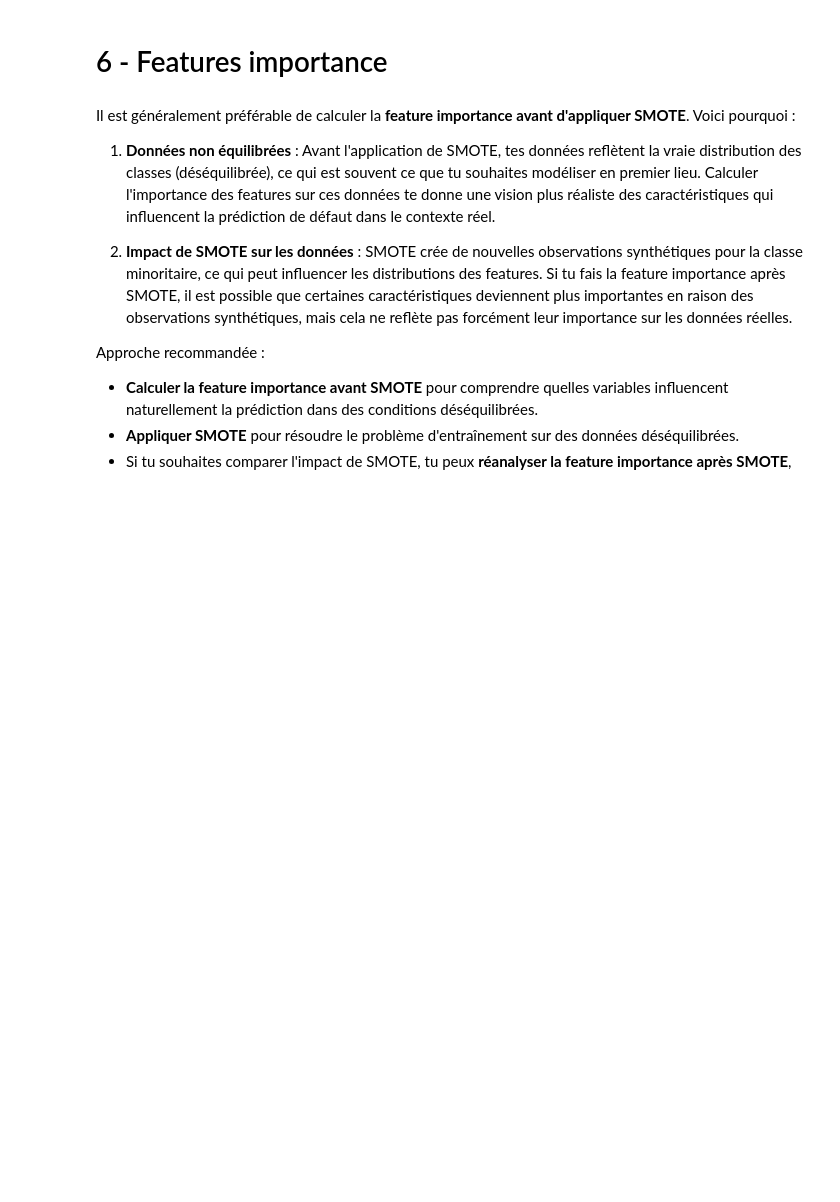
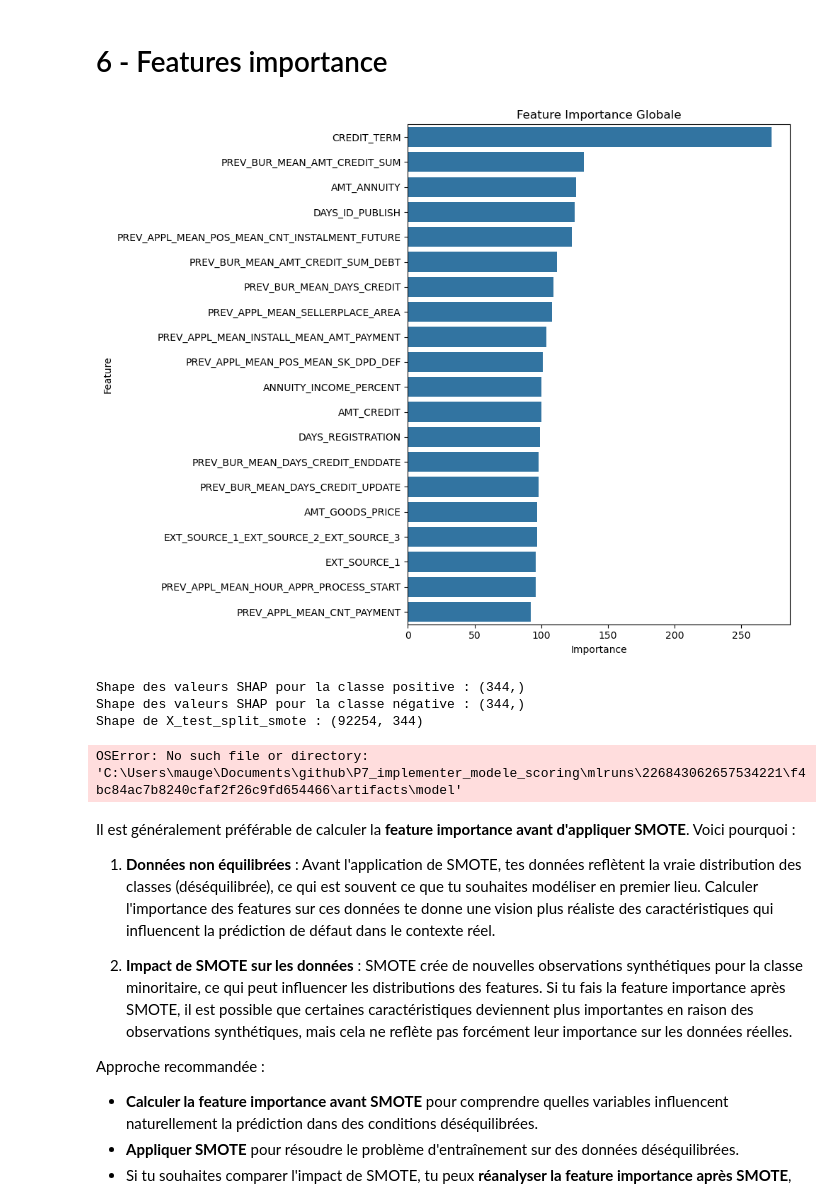
Before and after one commit to GaryMauger/P7_implementer_modele_scoring, a Jupyter notebook: Projet_7_2.ipynb, the cells around one changed output. Drawn from its saved outputs; the diff is of its cells as text; code cells hidden in the pictures; blank space fills up the shorter version.

Commit message:
features importance

```diff
--- a/Projet_7_2.ipynb
+++ b/Projet_7_2.ipynb
@@ -1344,5 +1485,60 @@ Ces résultats vous permettent de sélectionner la configuration la plus adapté
 # %% [markdown]
 # 6 - Features importance
+# %%
+# Récupérer l'importance des features
+feature_importance = best_model.feature_importances_
+feature_names = X_train_split.columns
+
+# Créer un DataFrame pour l'importance des features
+importance_df = pd.DataFrame({
+    'Feature': feature_names,
+    'Importance': feature_importance
+})
+
+# Trier par ordre décroissant
+importance_df = importance_df.sort_values(by='Importance', ascending=False)
+
+# Affichage de l'importance des features
+plt.figure(figsize=(10, 8))
+sns.barplot(x="Importance", y="Feature", data=importance_df.head(20))  # Affiche les 20 plus importantes
+plt.title('Feature Importance Globale')
+plt.tight_layout()
+plt.show()
+# %% [output]
+[figure, added]
+# %%
+# Pour les valeurs SHAP
+print("Shape des valeurs SHAP pour la classe positive :", shap_values[1].shape)
+print("Shape des valeurs SHAP pour la classe négative :", shap_values[0].shape)
+
+# Pour vérifier la taille de X_test_split_smote
+print("Shape de X_test_split_smote :", X_val.shape)
+# %% [output]
+Shape des valeurs SHAP pour la classe positive : (344,)
+Shape des valeurs SHAP pour la classe négative : (344,)
+Shape de X_test_split_smote : (92254, 344)
+# %%
+import mlflow
+import shap
+import matplotlib.pyplot as plt
+
+# Chargement du modèle MLflow
+logged_model = 'runs:/f4bc84ac7b8240cfaf2f26c9fd654466/model'
+loaded_model = mlflow.lightgbm.load_model(logged_model)
+
+# Explainer pour SHAP
+explainer = shap.TreeExplainer(loaded_model)
+
+# Supposons que tu as un DataFrame pour le client à expliquer
+# client_to_explain doit être un DataFrame avec les mêmes caractéristiques que celles utilisées pour l'entraînement
+shap_values = explainer.shap_values(X_val)
+
+# Résumé de l'importance des paramètres
+fig, ax = plt.subplots()
+plt.title("Importance des paramètres dans la décision d'octroi ou de refus")
+shap.summary_plot(shap_values, X_val, plot_type="bar", max_display=feat_number, color_bar=False)
+# %% [output]
+OSError: No such file or directory: 'C:\Users\mauge\Documents\github\P7_implementer_modele_scoring\mlruns\226843062657534221\f4bc84ac7b8240cfaf2f26c9fd654466\artifacts\model'
 # %% [markdown]
 Il est généralement préférable de calculer la **feature importance avant d'appliquer SMOTE**. Voici pourquoi :
 
```
Also changed, not shown: parts of 25 cells of this notebook.
